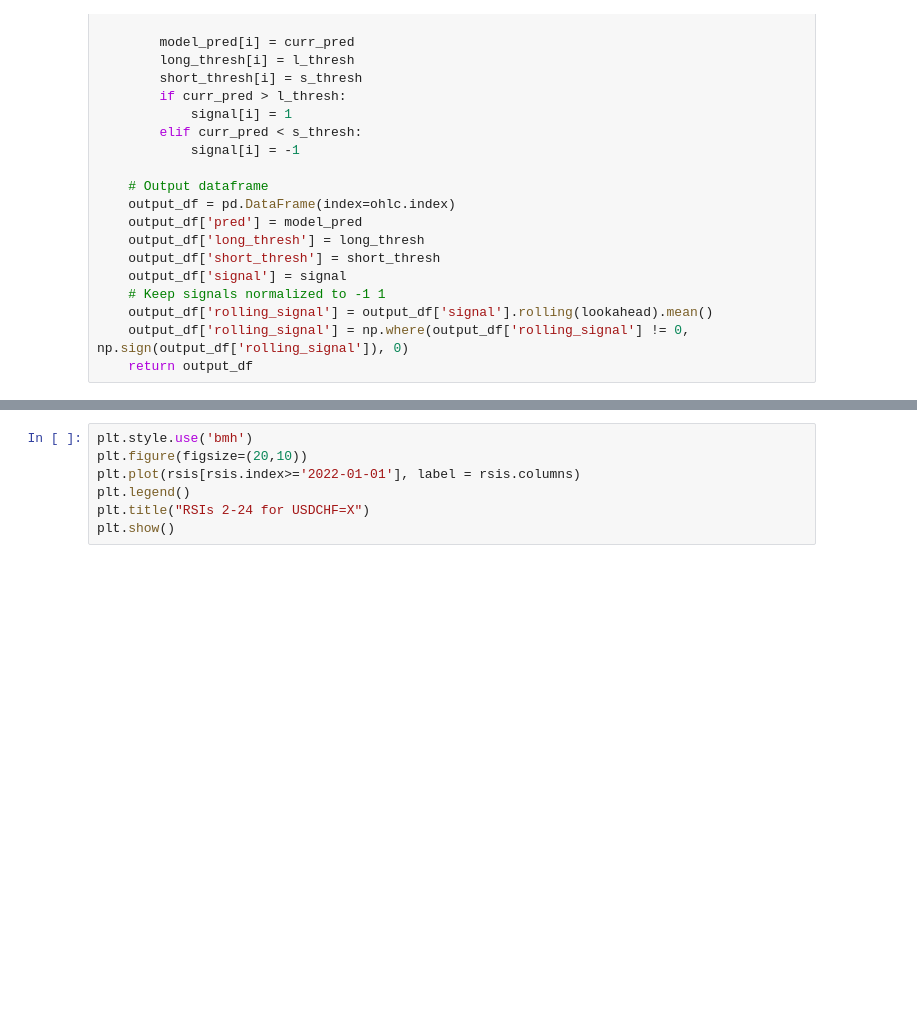
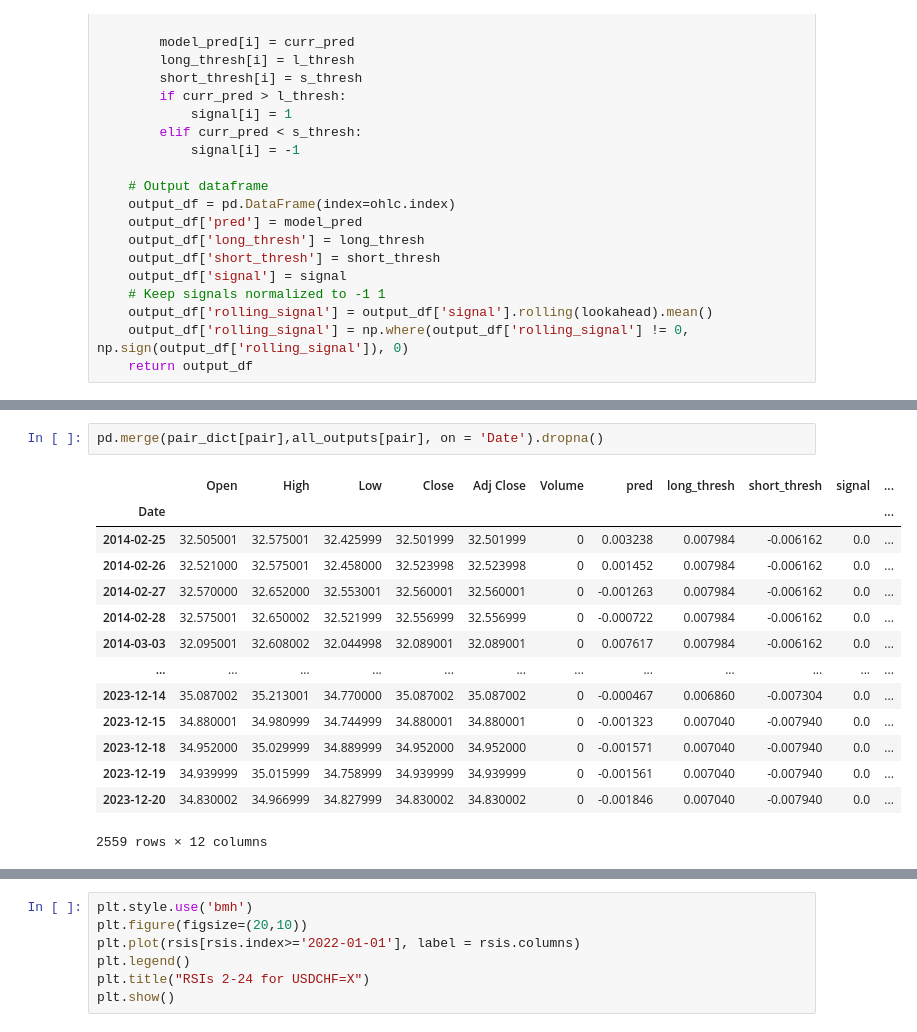
Before and after one commit to andreignatius/quant-trading, a Jupyter notebook: TA_models.ipynb, the cells around one changed output, grey strips where cells are left out. Cells and saved outputs as stored; diff of their text form; blank space fills up the shorter version.

```diff
--- a/TA_models.ipynb
+++ b/TA_models.ipynb
@@ -920,0 +998,17 @@ for k, v in pair_dict.items():
+# %%
+pd.merge(pair_dict[pair],all_outputs[pair], on = 'Date').dropna()
+# %% [output]
+|  | Open | High | Low | Close | Adj Close | Volume | pred | long_thresh | short_thresh | signal | ... |
+| Date |  |  |  |  |  |  |  |  |  |  | ... |
+| 2014-02-25 | 32.505001 | 32.575001 | 32.425999 | 32.501999 | 32.501999 | 0 | 0.003238 | 0.007984 | -0.006162 | 0.0 | ... |
+| 2014-02-26 | 32.521000 | 32.575001 | 32.458000 | 32.523998 | 32.523998 | 0 | 0.001452 | 0.007984 | -0.006162 | 0.0 | ... |
+| 2014-02-27 | 32.570000 | 32.652000 | 32.553001 | 32.560001 | 32.560001 | 0 | -0.001263 | 0.007984 | -0.006162 | 0.0 | ... |
+| 2014-02-28 | 32.575001 | 32.650002 | 32.521999 | 32.556999 | 32.556999 | 0 | -0.000722 | 0.007984 | -0.006162 | 0.0 | ... |
+| 2014-03-03 | 32.095001 | 32.608002 | 32.044998 | 32.089001 | 32.089001 | 0 | 0.007617 | 0.007984 | -0.006162 | 0.0 | ... |
+| ... | ... | ... | ... | ... | ... | ... | ... | ... | ... | ... | ... |
+| 2023-12-14 | 35.087002 | 35.213001 | 34.770000 | 35.087002 | 35.087002 | 0 | -0.000467 | 0.006860 | -0.007304 | 0.0 | ... |
+| 2023-12-15 | 34.880001 | 34.980999 | 34.744999 | 34.880001 | 34.880001 | 0 | -0.001323 | 0.007040 | -0.007940 | 0.0 | ... |
+| 2023-12-18 | 34.952000 | 35.029999 | 34.889999 | 34.952000 | 34.952000 | 0 | -0.001571 | 0.007040 | -0.007940 | 0.0 | ... |
+| 2023-12-19 | 34.939999 | 35.015999 | 34.758999 | 34.939999 | 34.939999 | 0 | -0.001561 | 0.007040 | -0.007940 | 0.0 | ... |
+| 2023-12-20 | 34.830002 | 34.966999 | 34.827999 | 34.830002 | 34.830002 | 0 | -0.001846 | 0.007040 | -0.007940 | 0.0 | ... |
+2559 rows × 12 columns
```
Also changed, not shown: parts of 9 cells of this notebook.
